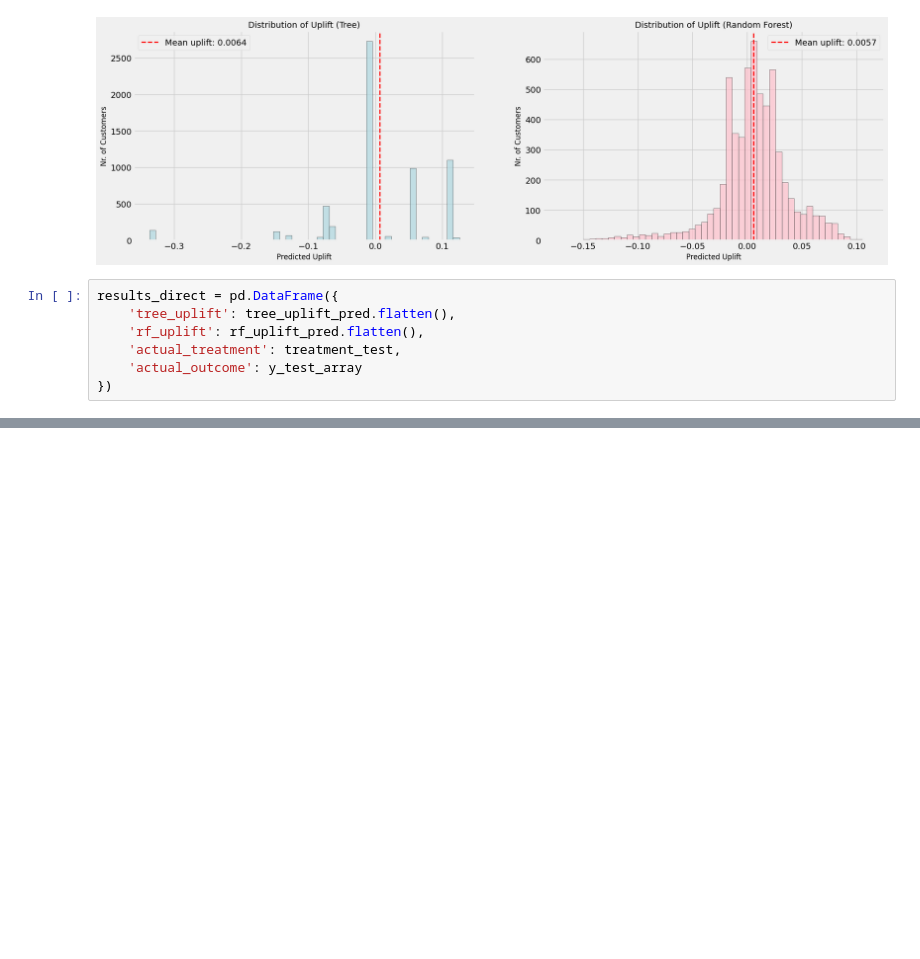
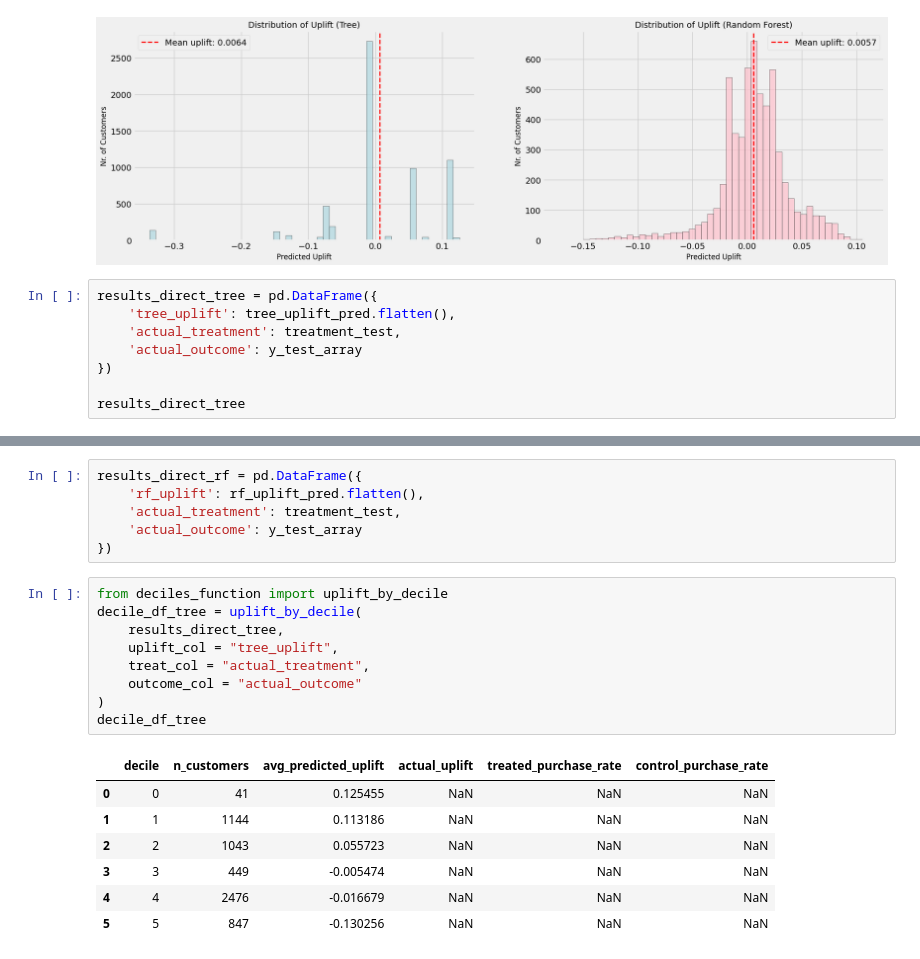
Before and after one commit to MaxAlexStumpf/Uplift-Modeling, a Jupyter notebook: Code/uplift.ipynb, the cells around one changed output, grey strips where cells are left out. Saved outputs shown, nothing was run; the diff lists cells and outputs as text; blank space fills up the shorter version.

```diff
--- a/Code/uplift.ipynb
+++ b/Code/uplift.ipynb
@@ -490,9 +503,10 @@ plt.show()
 # %% [output]
 [figure]
 # %%
-results_direct = pd.DataFrame({
+results_direct_tree = pd.DataFrame({
     'tree_uplift': tree_uplift_pred.flatten(),
-    'rf_uplift': rf_uplift_pred.flatten(),
     'actual_treatment': treatment_test,
     'actual_outcome': y_test_array
 })
+
+results_direct_tree
@@ -498,0 +527,23 @@ results_direct = pd.DataFrame({
+# %%
+results_direct_rf = pd.DataFrame({
+    'rf_uplift': rf_uplift_pred.flatten(),
+    'actual_treatment': treatment_test,
+    'actual_outcome': y_test_array
+})
+# %%
+from deciles_function import uplift_by_decile
+decile_df_tree = uplift_by_decile(
+    results_direct_tree,
+    uplift_col = "tree_uplift",
+    treat_col = "actual_treatment",
+    outcome_col = "actual_outcome"
+)
+decile_df_tree
+# %% [output]
+|  | decile | n_customers | avg_predicted_uplift | actual_uplift | treated_purchase_rate | control_purchase_rate |
+| 0 | 0 | 41 | 0.125455 | NaN | NaN | NaN |
+| 1 | 1 | 1144 | 0.113186 | NaN | NaN | NaN |
+| 2 | 2 | 1043 | 0.055723 | NaN | NaN | NaN |
+| 3 | 3 | 449 | -0.005474 | NaN | NaN | NaN |
+| 4 | 4 | 2476 | -0.016679 | NaN | NaN | NaN |
+| 5 | 5 | 847 | -0.130256 | NaN | NaN | NaN |
```
Also changed, not shown: parts of 10 cells of this notebook, 2 other files.
